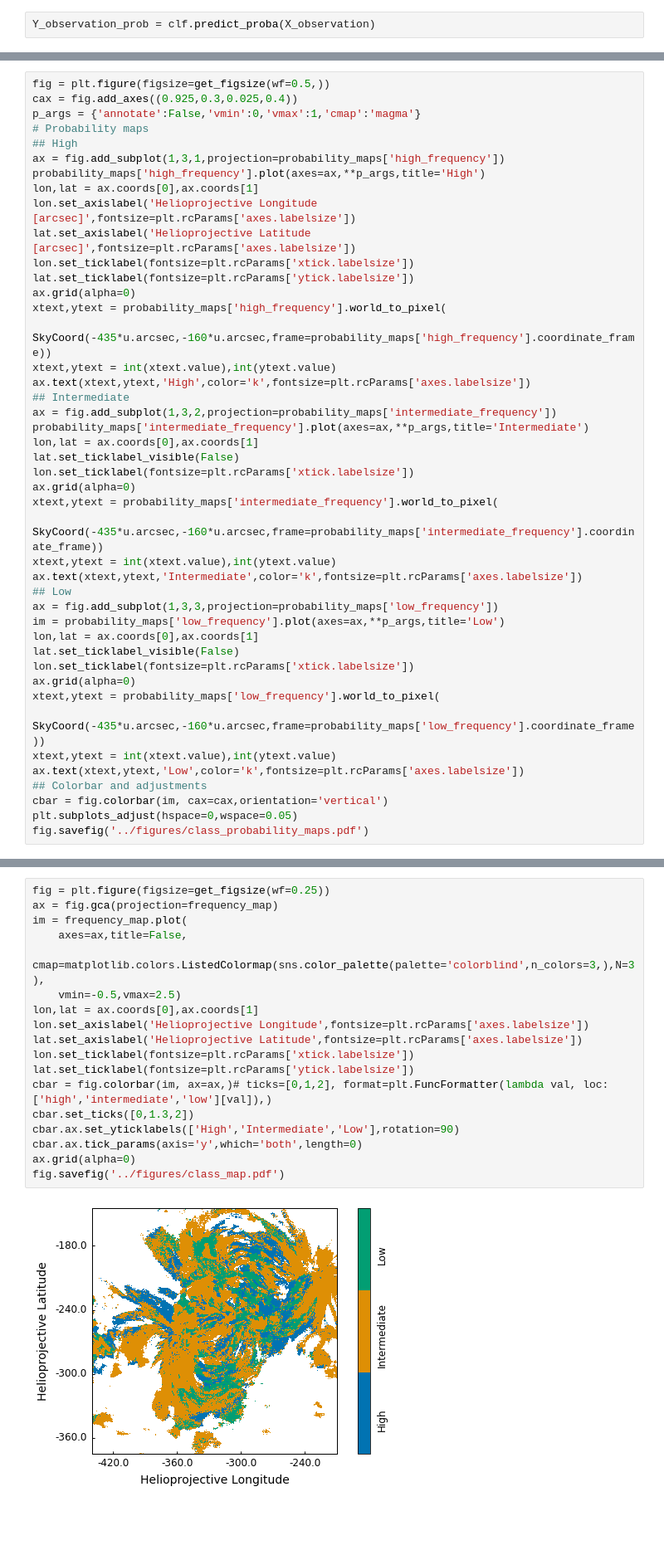
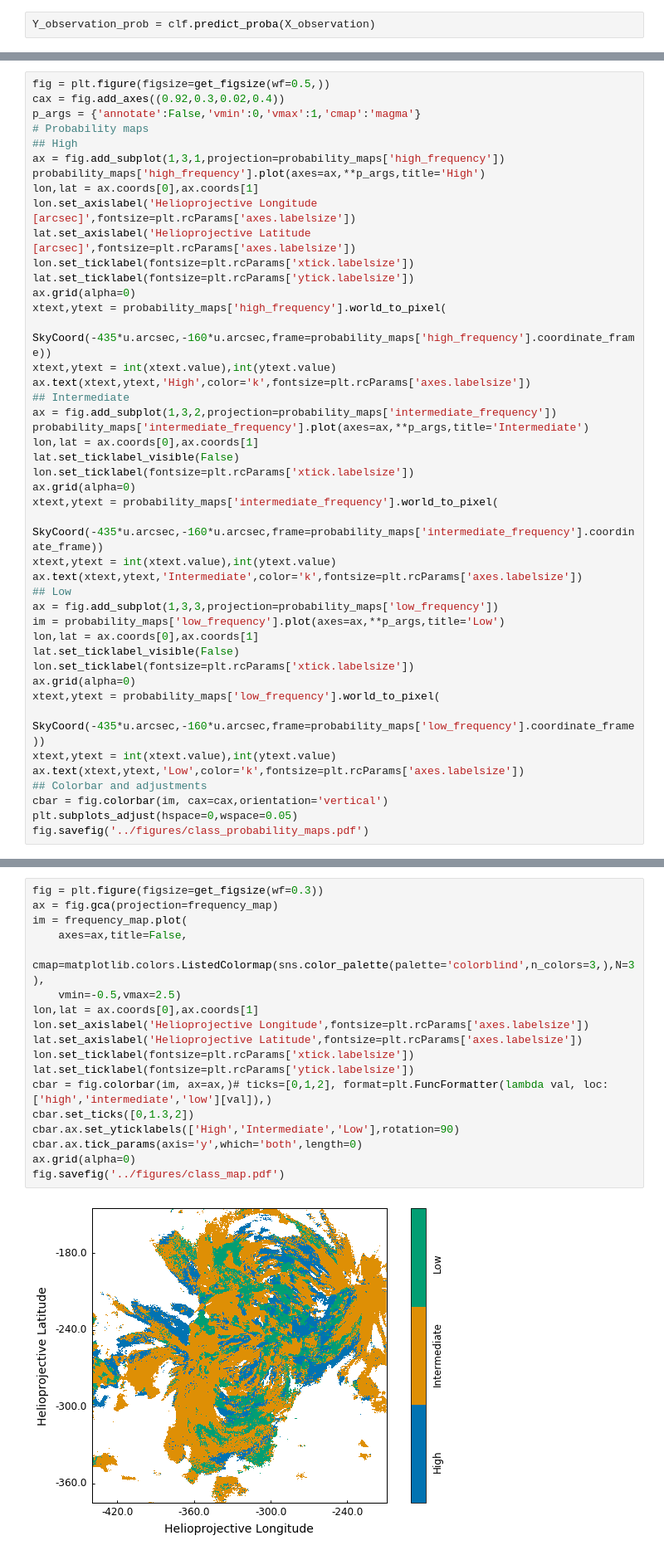
Before and after one commit to wtbarnes/posters, a Jupyter notebook: shine_2018/notebooks/classifier.ipynb, the cells around one changed output, grey strips where cells are left out. Shown at 83% size. Saved outputs shown, nothing was run; the diff lists cells and outputs as text; blank space fills up the shorter version.

```diff
--- a/shine_2018/notebooks/classifier.ipynb
+++ b/shine_2018/notebooks/classifier.ipynb
@@ -215,7 +215,7 @@ frequency_map = frequency_map.submap(
 )
 # %%
 fig = plt.figure(figsize=get_figsize(wf=0.5,))
-cax = fig.add_axes((0.925,0.3,0.025,0.4))
+cax = fig.add_axes((0.92,0.3,0.02,0.4))
 p_args = {'annotate':False,'vmin':0,'vmax':1,'cmap':'magma'}
 # Probability maps
 ## High
@@ -262,20 +262,20 @@ fig.savefig('../figures/class_probability_maps.pdf')
 # %%
-fig = plt.figure(figsize=get_figsize(wf=0.25))
+fig = plt.figure(figsize=get_figsize(wf=0.3))
 ax = fig.gca(projection=frequency_map)
 im = frequency_map.plot(
     axes=ax,title=False,
     cmap=matplotlib.colors.ListedColormap(sns.color_palette(palette='colorblind',n_colors=3,),N=3),
     vmin=-0.5,vmax=2.5)
 lon,lat = ax.coords[0],ax.coords[1]
 lon.set_axislabel('Helioprojective Longitude',fontsize=plt.rcParams['axes.labelsize'])
 lat.set_axislabel('Helioprojective Latitude',fontsize=plt.rcParams['axes.labelsize'])
 lon.set_ticklabel(fontsize=plt.rcParams['xtick.labelsize'])
 lat.set_ticklabel(fontsize=plt.rcParams['ytick.labelsize'])
 cbar = fig.colorbar(im, ax=ax,)# ticks=[0,1,2], format=plt.FuncFormatter(lambda val, loc: ['high','intermediate','low'][val]),)
 cbar.set_ticks([0,1.3,2])
 cbar.ax.set_yticklabels(['High','Intermediate','Low'],rotation=90)
 cbar.ax.tick_params(axis='y',which='both',length=0)
 ax.grid(alpha=0)
 fig.savefig('../figures/class_map.pdf')
 # %% [output]
-[figure, old version]
+[figure, new version]
```
Also changed, not shown: parts of 1 cell of this notebook, 1 other file.
